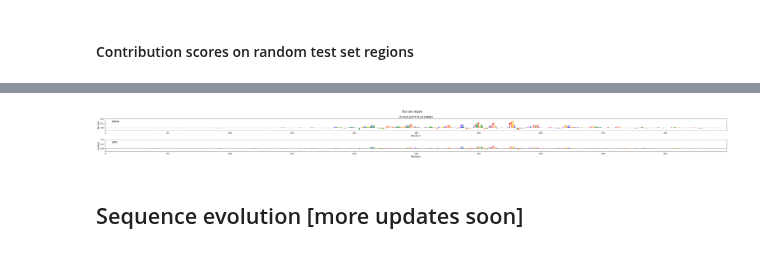
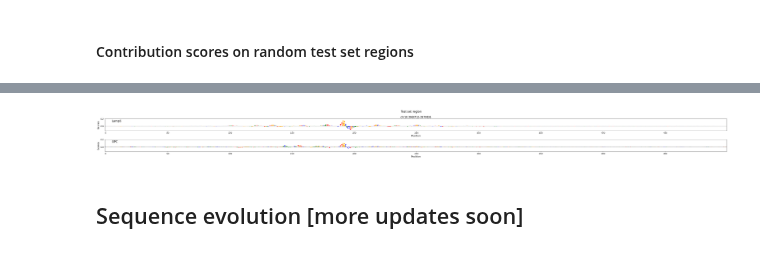
Before and after one commit to aertslab/CREsted, a Jupyter notebook: docs/tutorials/model_training_and_eval.ipynb, the cells around one changed output, grey strips where cells are left out. Drawn from its saved outputs; the diff is of its cells as text; code cells hidden in the pictures.

```diff
--- a/docs/tutorials/model_training_and_eval.ipynb
+++ b/docs/tutorials/model_training_and_eval.ipynb
@@ -561,9 +589,9 @@ crested.pl.patterns.contribution_scores(
 #### Contribution scores on random test set regions
 # %%
 # plot predictions vs ground truth for a random region in the test set defined by index
-idx = 56
-region = adata.var.index[idx]
-classes_of_interest = ["Astro", "OPC"]
+idx = 22
+region = test_df.index[idx]
+classes_of_interest = ["Lamp5", "OPC"]
 scores, one_hot_encoded_sequences = evaluator.calculate_contribution_scores_regions(
     region_idx=region, class_names=classes_of_interest
 )
@@ -572,15 +600,15 @@ scores, one_hot_encoded_sequences = evaluator.calculate_contribution_scores_regi
 # %%
 %matplotlib inline
 crested.pl.patterns.contribution_scores(
     scores,
     one_hot_encoded_sequences,
-    sequence_labels=regions_of_interest,
+    sequence_labels=[region],
     class_labels=classes_of_interest,
     zoom_n_bases=500,
     title="Test set region",
 )  # zoom in on the center 500bp
 # %% [output]
-[figure, old version]
+[figure, new version]
 # %% [markdown]
 ## Sequence evolution [more updates soon]
 # %% [markdown]
```
Also changed, not shown: parts of 17 cells of this notebook, 6 other files.
